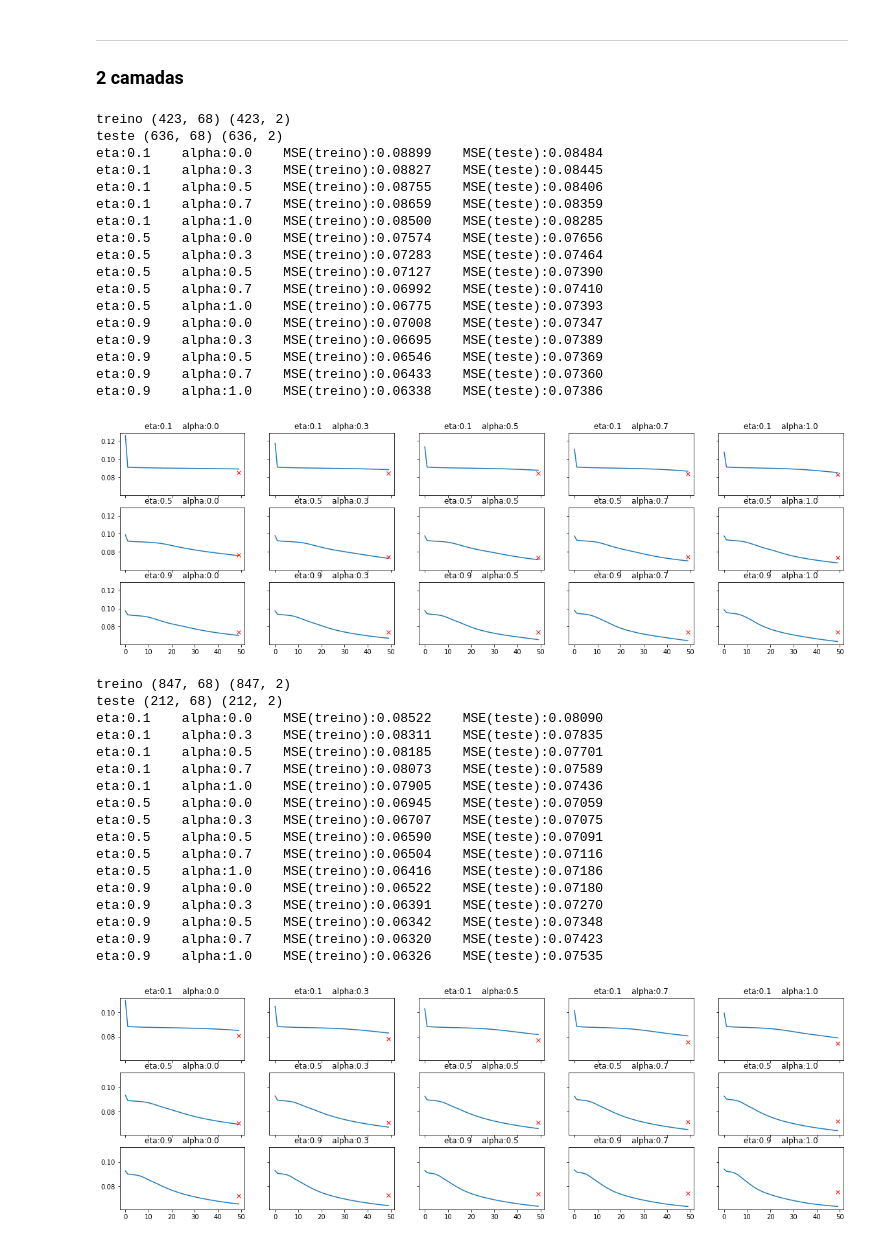
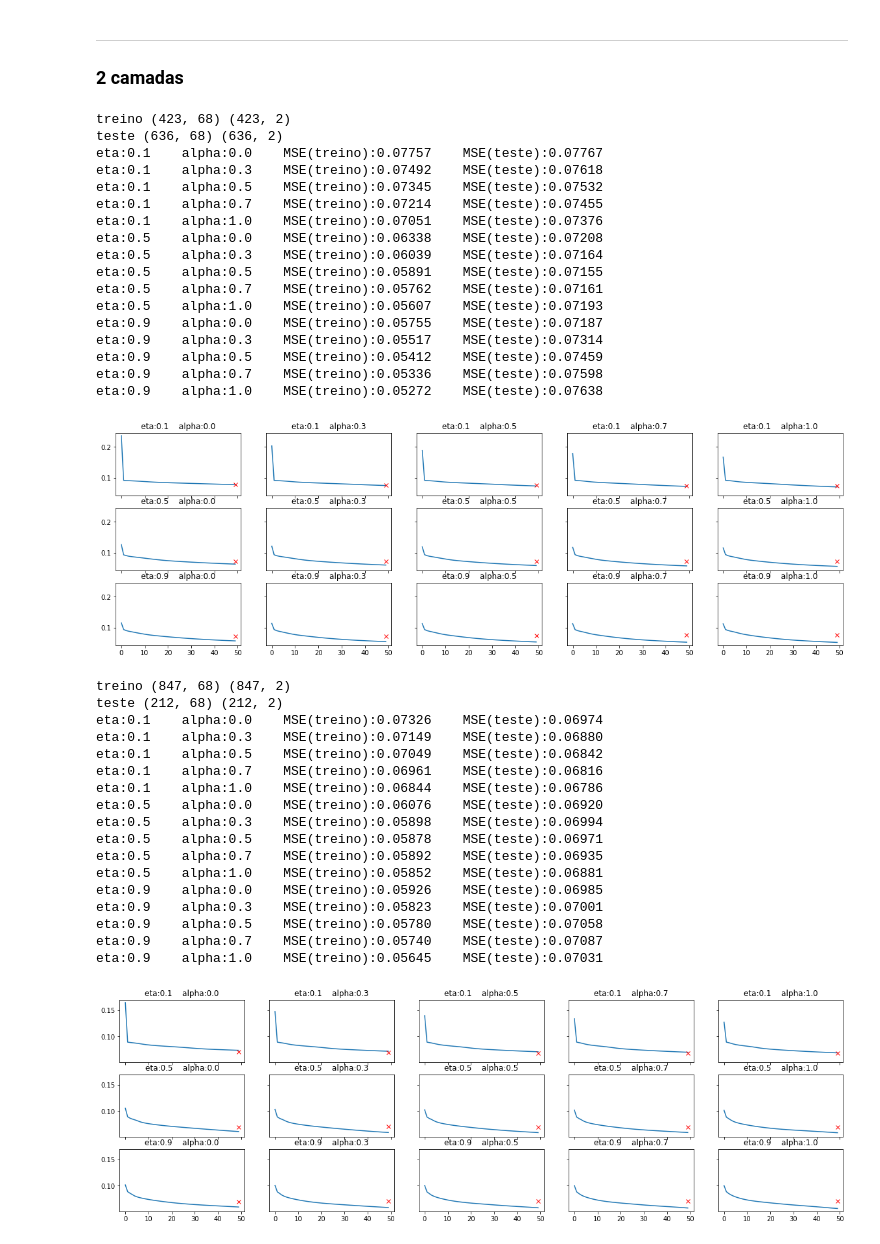
Before and after one commit to helbertmoreirapinto/SCC0270-Redes-Neurais, a Jupyter notebook: proj1 - MLP/iniciar.ipynb, the cells around one changed output. Drawn from its saved outputs; the diff is of its cells as text; code cells hidden in the pictures.

```diff
--- a/proj1 - MLP/iniciar.ipynb
+++ b/proj1 - MLP/iniciar.ipynb
@@ -12,7 +12,10 @@ from matplotlib import pyplot as plt
 from sklearn.preprocessing import MinMaxScaler
 from sklearn.model_selection import train_test_split
 # %%
-def projeto(X_data:pd.DataFrame, y_data:pd.DataFrame, eta:list=[0.01, 0.5, 0.99], alpha:list=[0, 0.5, 1], test_size:float=0.3, n_camadas:int=1, max_epocas:int=50, seed=42):
+def projeto(X_data:pd.DataFrame, y_data:pd.DataFrame,
+        eta:list=[0.01, 0.5, 0.99], alpha:list=[0, 0.5, 1],
+        test_size:float=0.3, n_intermed:int=1,
+        neur_intermed:int=10, max_epocas:int=50, seed=42):
     X_data, y_data = np.array(X_data), np.array(y_data)
     X_train, X_test, y_train, y_test = train_test_split(X_data, y_data, test_size=test_size, random_state=seed, shuffle=True)
     print('treino', X_train.shape, y_train.shape)
@@ -23,8 +26,7 @@ def projeto(X_data:pd.DataFrame, y_data:pd.DataFrame, eta:list=[0.01, 0.5, 0.99]
     fig.set_figwidth(4*len(alpha))
 
     camadas = [len(X_train[0])]
-    # camadas += [2*len(X_train[0]) for _ in range(n_camadas)] # camadas intermediarias com muitos neuronios otimo pra classificação, pessimo pra regressão
-    camadas += [ceil(log(len(X_train[0]))) for _ in range(n_camadas)]
+    camadas += [neur_intermed for _ in range(n_intermed)]
     camadas += [len(y_train[0])]
     for i, eta_i in enumerate(eta):
         for j, alpha_i in enumerate(alpha):
@@ -474,33 +575,34 @@ eta:0.9    alpha:1.0    MSE(treino):0.06097    MSE(teste):0.06944
 # %%
 projeto(
     X_data = music_X,
     y_data = music_y,
     test_size = 0.6,
     eta = [0.1, 0.5, 0.9],
     alpha = [0, 0.3, 0.5, 0.7, 1],
     max_epocas = 50,
-    n_camadas = 2,
+    n_intermed = 2,
+    neur_intermed = 10,
     seed = 100
 )
 # %% [output]
 treino (423, 68) (423, 2)
 teste (636, 68) (636, 2)
-eta:0.1    alpha:0.0    MSE(treino):0.08899    MSE(teste):0.08484
-eta:0.1    alpha:0.3    MSE(treino):0.08827    MSE(teste):0.08445
-eta:0.1    alpha:0.5    MSE(treino):0.08755    MSE(teste):0.08406
-eta:0.1    alpha:0.7    MSE(treino):0.08659    MSE(teste):0.08359
-eta:0.1    alpha:1.0    MSE(treino):0.08500    MSE(teste):0.08285
-eta:0.5    alpha:0.0    MSE(treino):0.07574    MSE(teste):0.07656
-eta:0.5    alpha:0.3    MSE(treino):0.07283    MSE(teste):0.07464
-eta:0.5    alpha:0.5    MSE(treino):0.07127    MSE(teste):0.07390
-eta:0.5    alpha:0.7    MSE(treino):0.06992    MSE(teste):0.07410
-eta:0.5    alpha:1.0    MSE(treino):0.06775    MSE(teste):0.07393
-eta:0.9    alpha:0.0    MSE(treino):0.07008    MSE(teste):0.07347
-eta:0.9    alpha:0.3    MSE(treino):0.06695    MSE(teste):0.07389
-eta:0.9    alpha:0.5    MSE(treino):0.06546    MSE(teste):0.07369
-eta:0.9    alpha:0.7    MSE(treino):0.06433    MSE(teste):0.07360
-eta:0.9    alpha:1.0    MSE(treino):0.06338    MSE(teste):0.07386
+eta:0.1    alpha:0.0    MSE(treino):0.07757    MSE(teste):0.07767
+eta:0.1    alpha:0.3    MSE(treino):0.07492    MSE(teste):0.07618
+eta:0.1    alpha:0.5    MSE(treino):0.07345    MSE(teste):0.07532
+eta:0.1    alpha:0.7    MSE(treino):0.07214    MSE(teste):0.07455
+eta:0.1    alpha:1.0    MSE(treino):0.07051    MSE(teste):0.07376
+eta:0.5    alpha:0.0    MSE(treino):0.06338    MSE(teste):0.07208
+eta:0.5    alpha:0.3    MSE(treino):0.06039    MSE(teste):0.07164
+eta:0.5    alpha:0.5    MSE(treino):0.05891    MSE(teste):0.07155
+eta:0.5    alpha:0.7    MSE(treino):0.05762    MSE(teste):0.07161
+eta:0.5    alpha:1.0    MSE(treino):0.05607    MSE(teste):0.07193
+eta:0.9    alpha:0.0    MSE(treino):0.05755    MSE(teste):0.07187
+eta:0.9    alpha:0.3    MSE(treino):0.05517    MSE(teste):0.07314
+eta:0.9    alpha:0.5    MSE(treino):0.05412    MSE(teste):0.07459
+eta:0.9    alpha:0.7    MSE(treino):0.05336    MSE(teste):0.07598
+eta:0.9    alpha:1.0    MSE(treino):0.05272    MSE(teste):0.07638
-[figure, old version]
+[figure, new version]
 # %%
 projeto(
     X_data = music_X,
@@ -509,25 +611,26 @@ projeto(
     eta = [0.1, 0.5, 0.9],
     alpha = [0, 0.3, 0.5, 0.7, 1],
     max_epocas = 50,
-    n_camadas = 2,
+    n_intermed = 2,
+    neur_intermed = 10,
     seed = 100
 )
 # %% [output]
 treino (847, 68) (847, 2)
 teste (212, 68) (212, 2)
-eta:0.1    alpha:0.0    MSE(treino):0.08522    MSE(teste):0.08090
-eta:0.1    alpha:0.3    MSE(treino):0.08311    MSE(teste):0.07835
-eta:0.1    alpha:0.5    MSE(treino):0.08185    MSE(teste):0.07701
-eta:0.1    alpha:0.7    MSE(treino):0.08073    MSE(teste):0.07589
-eta:0.1    alpha:1.0    MSE(treino):0.07905    MSE(teste):0.07436
-eta:0.5    alpha:0.0    MSE(treino):0.06945    MSE(teste):0.07059
-eta:0.5    alpha:0.3    MSE(treino):0.06707    MSE(teste):0.07075
-eta:0.5    alpha:0.5    MSE(treino):0.06590    MSE(teste):0.07091
-eta:0.5    alpha:0.7    MSE(treino):0.06504    MSE(teste):0.07116
-eta:0.5    alpha:1.0    MSE(treino):0.06416    MSE(teste):0.07186
-eta:0.9    alpha:0.0    MSE(treino):0.06522    MSE(teste):0.07180
-eta:0.9    alpha:0.3    MSE(treino):0.06391    MSE(teste):0.07270
-eta:0.9    alpha:0.5    MSE(treino):0.06342    MSE(teste):0.07348
-eta:0.9    alpha:0.7    MSE(treino):0.06320    MSE(teste):0.07423
-eta:0.9    alpha:1.0    MSE(treino):0.06326    MSE(teste):0.07535
+eta:0.1    alpha:0.0    MSE(treino):0.07326    MSE(teste):0.06974
+eta:0.1    alpha:0.3    MSE(treino):0.07149    MSE(teste):0.06880
+eta:0.1    alpha:0.5    MSE(treino):0.07049    MSE(teste):0.06842
+eta:0.1    alpha:0.7    MSE(treino):0.06961    MSE(teste):0.06816
+eta:0.1    alpha:1.0    MSE(treino):0.06844    MSE(teste):0.06786
+eta:0.5    alpha:0.0    MSE(treino):0.06076    MSE(teste):0.06920
+eta:0.5    alpha:0.3    MSE(treino):0.05898    MSE(teste):0.06994
+eta:0.5    alpha:0.5    MSE(treino):0.05878    MSE(teste):0.06971
+eta:0.5    alpha:0.7    MSE(treino):0.05892    MSE(teste):0.06935
+eta:0.5    alpha:1.0    MSE(treino):0.05852    MSE(teste):0.06881
+eta:0.9    alpha:0.0    MSE(treino):0.05926    MSE(teste):0.06985
+eta:0.9    alpha:0.3    MSE(treino):0.05823    MSE(teste):0.07001
+eta:0.9    alpha:0.5    MSE(treino):0.05780    MSE(teste):0.07058
+eta:0.9    alpha:0.7    MSE(treino):0.05740    MSE(teste):0.07087
+eta:0.9    alpha:1.0    MSE(treino):0.05645    MSE(teste):0.07031
-[figure, old version]
+[figure, new version]
```
Also changed, not shown: parts of 11 cells of this notebook, 2 other files.
